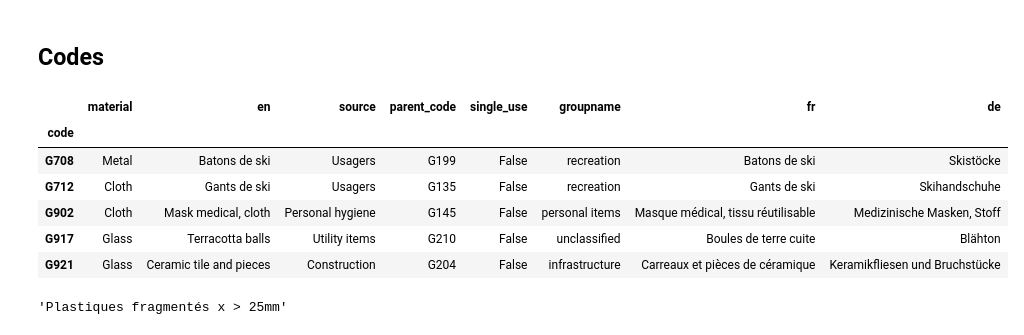
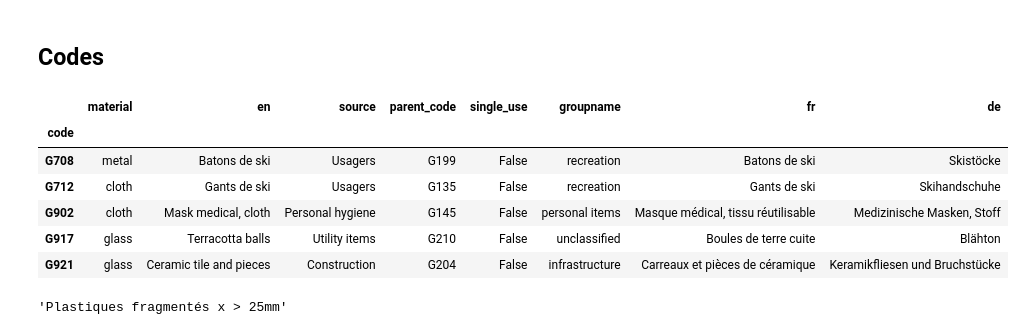
Before and after one commit to hammerdirt-analyst/feb_2024, a Jupyter notebook: data_model_next_itteration.ipynb, the cells around one changed output. Saved outputs shown, nothing was run; the diff lists cells and outputs as text; code cells hidden in the pictures.

```diff
--- a/data_model_next_itteration.ipynb
+++ b/data_model_next_itteration.ipynb
@@ -587,15 +490,15 @@ print(make_a_summary(vitals_all))
 # %% [markdown]
 ## Codes
 # %%
-dfCodes.head()
+codes.head()
 # %% [output]
 |  | material | en | source | parent_code | single_use | groupname | fr | de |
 | code |  |  |  |  |  |  |  |  |
-| G708 | Metal | Batons de ski | Usagers | G199 | False | recreation | Batons de ski | Skistöcke |
-| G712 | Cloth | Gants de ski | Usagers | G135 | False | recreation | Gants de ski | Skihandschuhe |
-| G902 | Cloth | Mask medical, cloth | Personal hygiene | G145 | False | personal items | Masque médical, tissu réutilisable | Medizinische Masken, Stoff |
-| G917 | Glass | Terracotta balls | Utility items | G210 | False | unclassified | Boules de terre cuite | Blähton |
-| G921 | Glass | Ceramic tile and pieces | Construction | G204 | False | infrastructure | Carreaux et pièces de céramique | Keramikfliesen und Bruchstücke |
+| G708 | metal | Batons de ski | Usagers | G199 | False | recreation | Batons de ski | Skistöcke |
+| G712 | cloth | Gants de ski | Usagers | G135 | False | recreation | Gants de ski | Skihandschuhe |
+| G902 | cloth | Mask medical, cloth | Personal hygiene | G145 | False | personal items | Masque médical, tissu réutilisable | Medizinische Masken, Stoff |
+| G917 | glass | Terracotta balls | Utility items | G210 | False | unclassified | Boules de terre cuite | Blähton |
+| G921 | glass | Ceramic tile and pieces | Construction | G204 | False | infrastructure | Carreaux et pièces de céramique | Keramikfliesen und Bruchstücke |
 # %%
 # language
 
```
Also changed, not shown: parts of 22 cells of this notebook, 8 other files.
